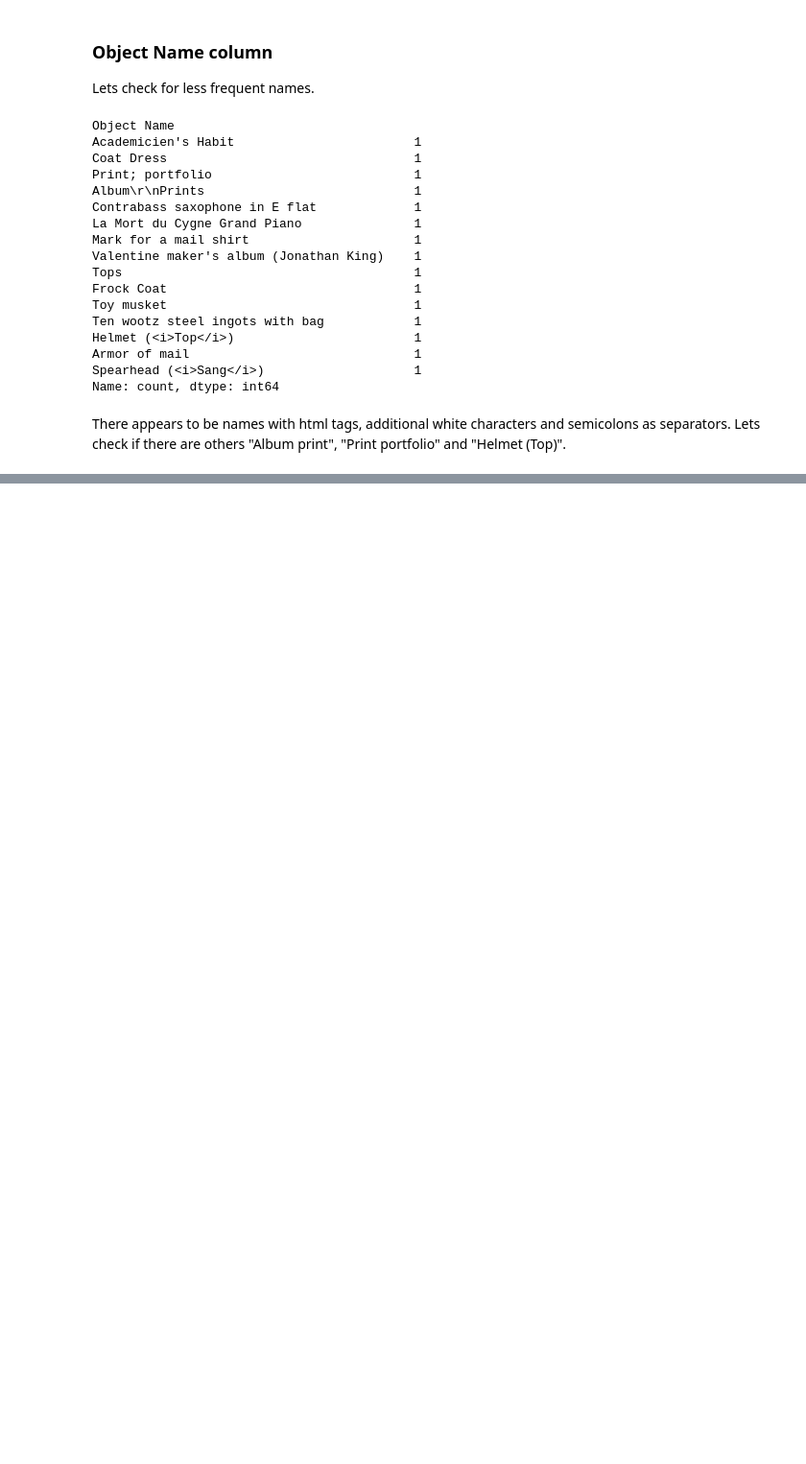
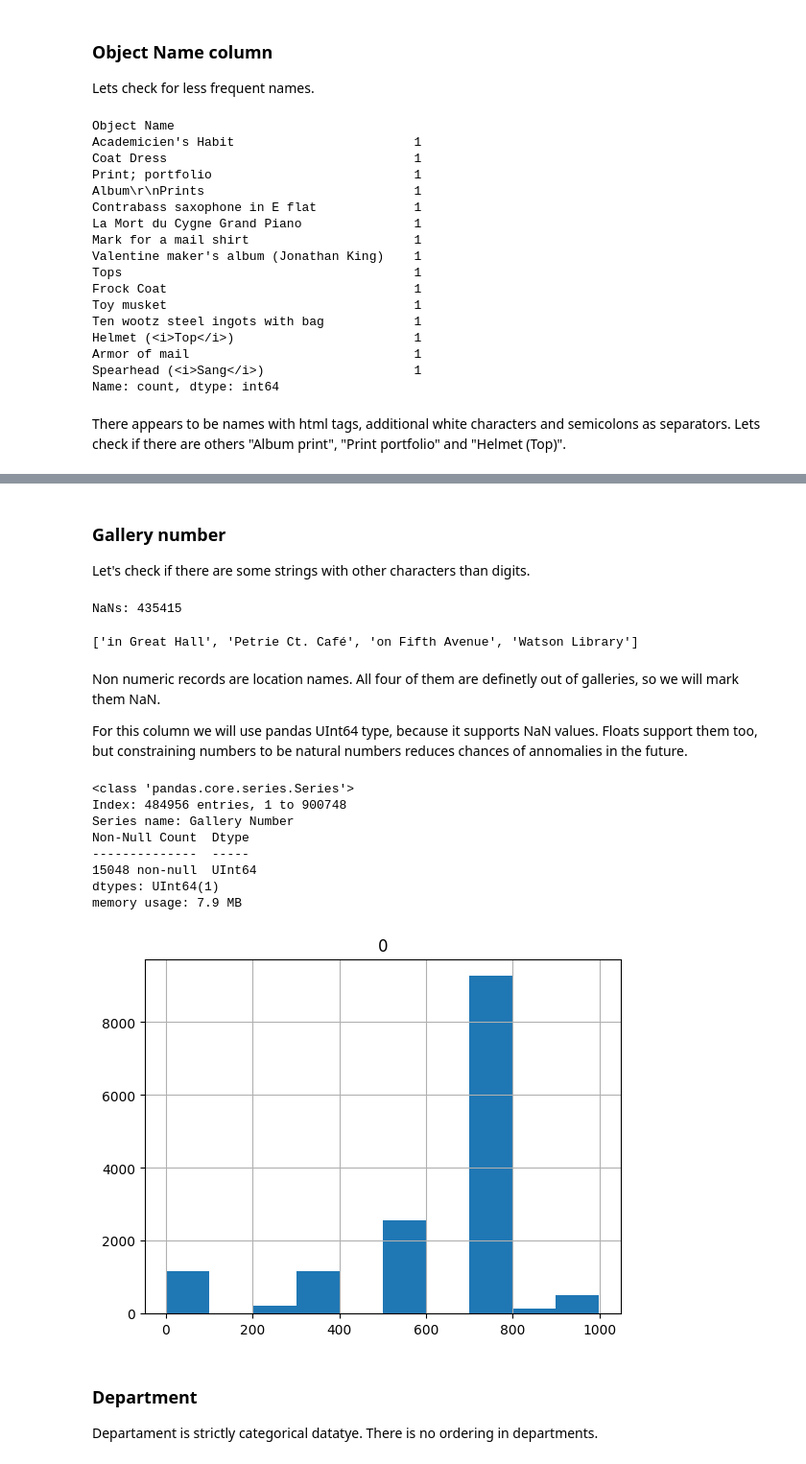
Before and after one commit to ZhigaMason/University, a Jupyter notebook: 01/01_homework.ipynb, the cells around one changed output, grey strips where cells are left out. Shown at 96% size. Cells and saved outputs as stored; diff of their text form; code cells hidden in the pictures; blank space fills up the shorter version.

```diff
--- a/01/01_homework.ipynb
+++ b/01/01_homework.ipynb
@@ -178,0 +245,34 @@ Name: count, dtype: int64
+# %% [markdown]
+### Gallery number
+
+Let's check if there are some strings with other characters than digits.
+# %%
+col = df['Gallery Number']
+print(f'NaNs: {col.isna().sum()}')
+col[col.str.contains(r'\D', na=False)].unique().tolist() #matches all non-digit chars
+# %% [output]
+NaNs: 435415
+['in Great Hall', 'Petrie Ct. Café', 'on Fifth Avenue', 'Watson Library']
+# %% [markdown]
+Non numeric records are location names. All four of them are definetly out of galleries, so we will mark them NaN.
+
+For this column we will use pandas UInt64 type, because it supports NaN values. Floats support them too, but constraining numbers to be natural numbers reduces chances of annomalies in the future.
+# %%
+new_col = col.str.extract(r'(\d+)').astype('UInt64')
+new_col.hist()
+df['Gallery Number'] = new_col
+df['Gallery Number'].info()
+# %% [output]
+<class 'pandas.core.series.Series'>
+Index: 484956 entries, 1 to 900748
+Series name: Gallery Number
+Non-Null Count  Dtype
+--------------  -----
+15048 non-null  UInt64
+dtypes: UInt64(1)
+memory usage: 7.9 MB
+[figure, added]
+# %% [markdown]
+### Department
+
+Departament is strictly categorical datatye. There is no ordering in departments.
```
Also changed, not shown: parts of 49 cells of this notebook.
